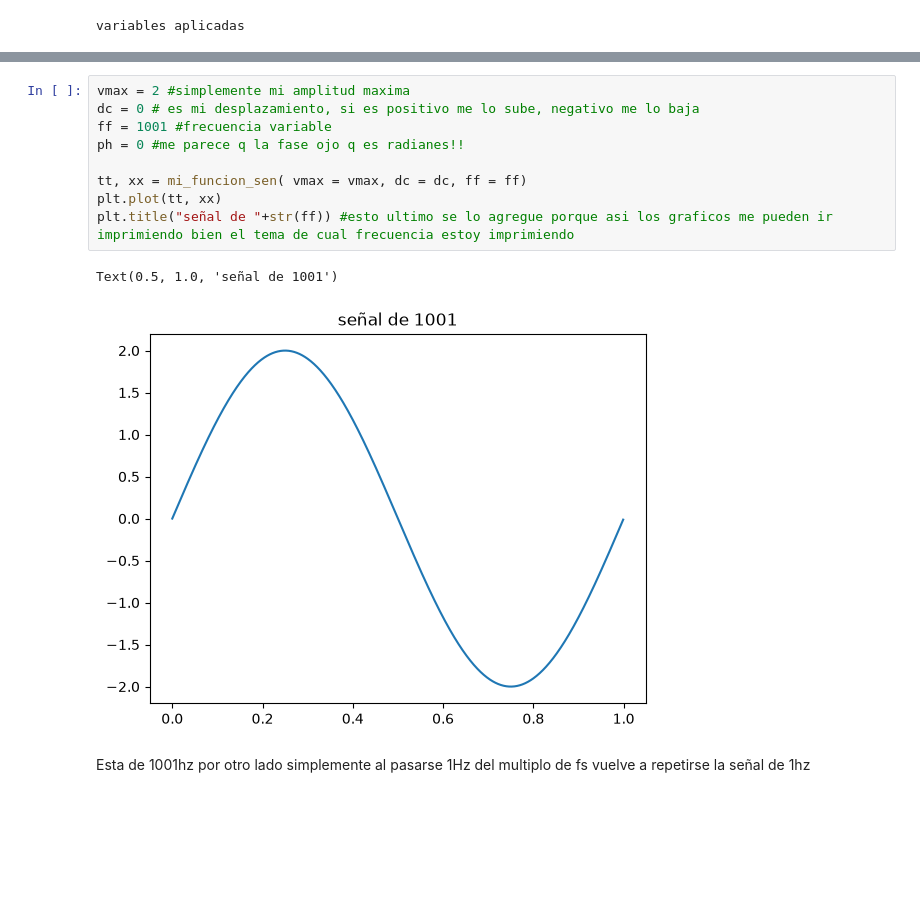
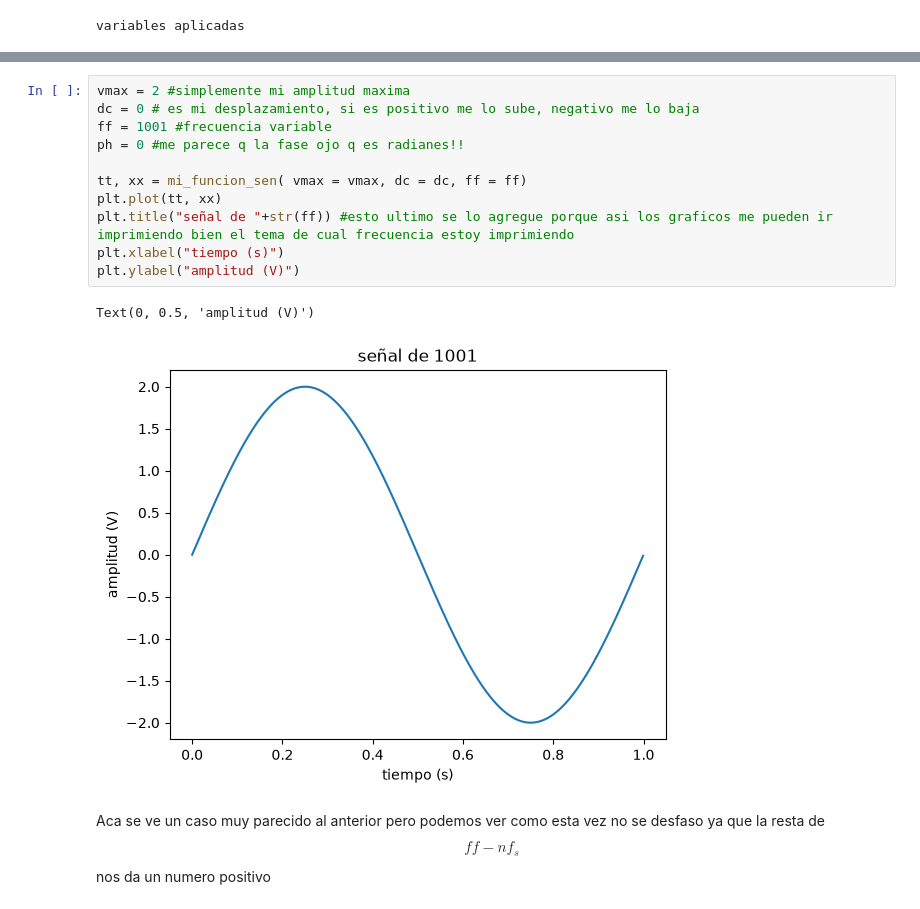
Before and after one commit to CristobalCs/APS, a Jupyter notebook: aps_entregas/TS0/TS0_Contador.ipynb, the cells around one changed output, grey strips where cells are left out. Saved outputs shown, nothing was run; the diff lists cells and outputs as text; blank space fills up the shorter version.

```diff
--- a/aps_entregas/TS0/TS0_Contador.ipynb
+++ b/aps_entregas/TS0/TS0_Contador.ipynb
@@ -74,17 +89,19 @@ Esta es como la señal de 1hz pero espejada, esto se debe a que al ser 1000hz mu
 # %%
 vmax = 2 #simplemente mi amplitud maxima
 dc = 0 # es mi desplazamiento, si es positivo me lo sube, negativo me lo baja
 ff = 1001 #frecuencia variable
 ph = 0 #me parece q la fase ojo q es radianes!!
 
 tt, xx = mi_funcion_sen( vmax = vmax, dc = dc, ff = ff)
 plt.plot(tt, xx)
 plt.title("señal de "+str(ff)) #esto ultimo se lo agregue porque asi los graficos me pueden ir imprimiendo bien el tema de cual frecuencia estoy imprimiendo
+plt.xlabel("tiempo (s)")
+plt.ylabel("amplitud (V)")
 # %% [output]
-Text(0.5, 1.0, 'señal de 1001')
+Text(0, 0.5, 'amplitud (V)')
-[figure, old version]
+[figure, new version]
 # %% [markdown]
-Esta de 1001hz por otro lado simplemente al pasarse 1Hz del multiplo de fs vuelve a repetirse la señal de 1hz
+Aca se ve un caso muy parecido al anterior pero podemos ver como esta vez no se desfaso ya que la resta de $$ ff - nf_s $$ nos da un numero positivo
 # %%
 vmax = 2 #simplemente mi amplitud maxima
 dc = 0 # es mi desplazamiento, si es positivo me lo sube, negativo me lo baja
```
Also changed, not shown: parts of 25 cells of this notebook.
